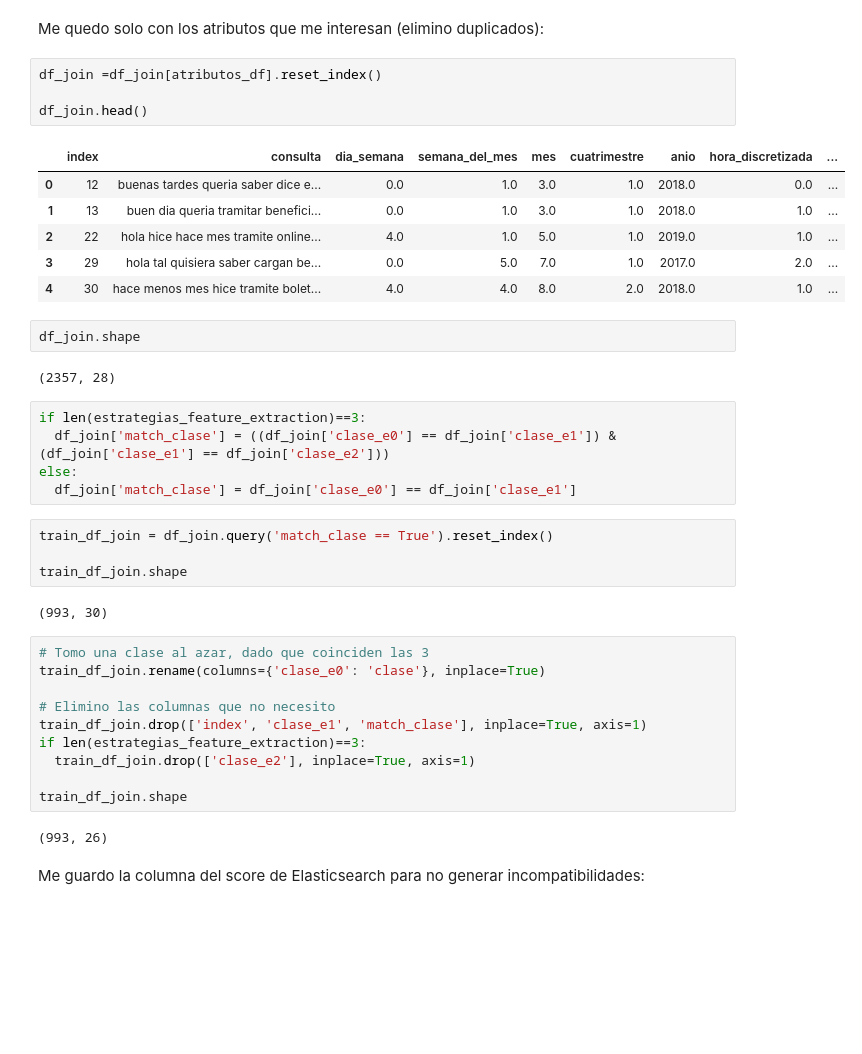
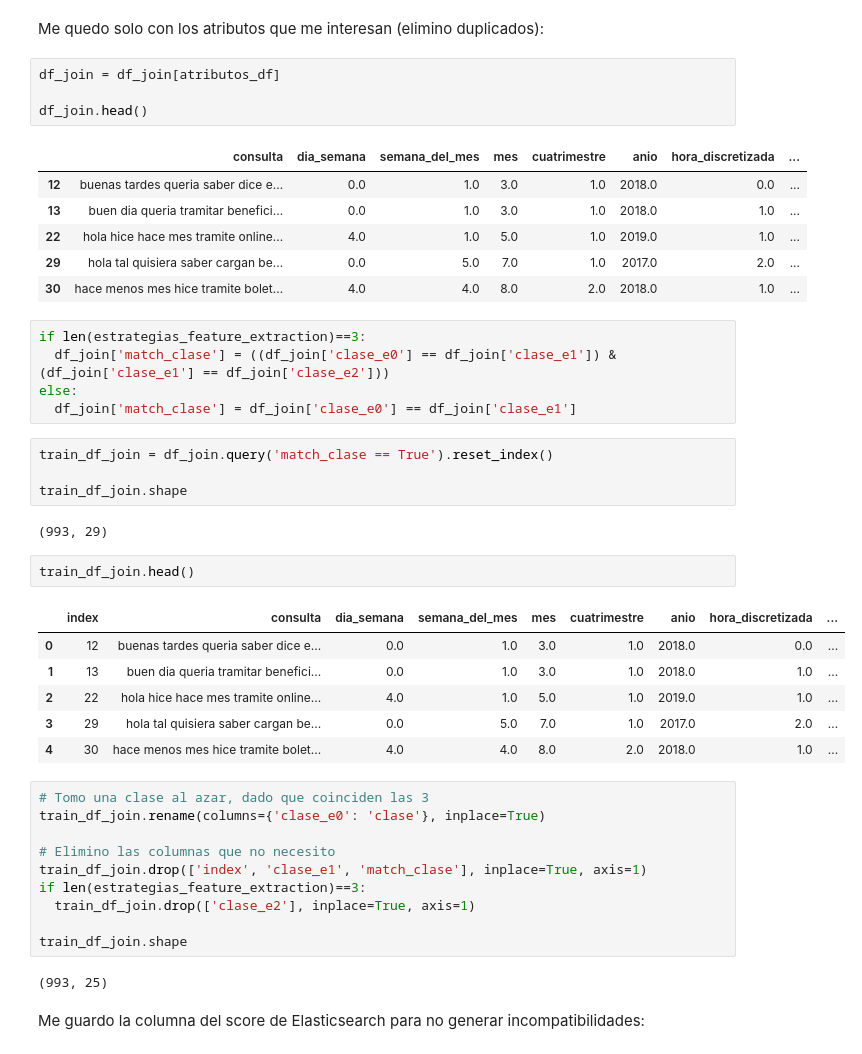
Before and after one commit to jumafernandez/clasificacion_correos, a Jupyter notebook: notebooks/jaiio/03-modelos/05-ensamble+svm.ipynb, the cells around one changed output. Saved outputs shown, nothing was run; the diff lists cells and outputs as text; blank space fills up the shorter version.

```diff
--- a/notebooks/jaiio/03-modelos/05-ensamble+svm.ipynb
+++ b/notebooks/jaiio/03-modelos/05-ensamble+svm.ipynb
@@ -259,20 +277,16 @@ print(df_join.columns)
 # %% [markdown]
 Me quedo solo con los atributos que me interesan (elimino duplicados):
 # %%
-df_join =df_join[atributos_df].reset_index()
+df_join = df_join[atributos_df]
 
 df_join.head()
 # %% [output]
-|  | index | consulta | dia_semana | semana_del_mes | mes | cuatrimestre | anio | hora_discretizada | ... |
-| 0 | 12 | buenas tardes queria saber dice e... | 0.0 | 1.0 | 3.0 | 1.0 | 2018.0 | 0.0 | ... |
-| 1 | 13 | buen dia queria tramitar benefici... | 0.0 | 1.0 | 3.0 | 1.0 | 2018.0 | 1.0 | ... |
-| 2 | 22 | hola hice hace mes tramite online... | 4.0 | 1.0 | 5.0 | 1.0 | 2019.0 | 1.0 | ... |
-| 3 | 29 | hola tal quisiera saber cargan be... | 0.0 | 5.0 | 7.0 | 1.0 | 2017.0 | 2.0 | ... |
-| 4 | 30 | hace menos mes hice tramite bolet... | 4.0 | 4.0 | 8.0 | 2.0 | 2018.0 | 1.0 | ... |
+|  | consulta | dia_semana | semana_del_mes | mes | cuatrimestre | anio | hora_discretizada | ... |
+| 12 | buenas tardes queria saber dice e... | 0.0 | 1.0 | 3.0 | 1.0 | 2018.0 | 0.0 | ... |
+| 13 | buen dia queria tramitar benefici... | 0.0 | 1.0 | 3.0 | 1.0 | 2018.0 | 1.0 | ... |
+| 22 | hola hice hace mes tramite online... | 4.0 | 1.0 | 5.0 | 1.0 | 2019.0 | 1.0 | ... |
+| 29 | hola tal quisiera saber cargan be... | 0.0 | 5.0 | 7.0 | 1.0 | 2017.0 | 2.0 | ... |
+| 30 | hace menos mes hice tramite bolet... | 4.0 | 4.0 | 8.0 | 2.0 | 2018.0 | 1.0 | ... |
-# %%
-df_join.shape
-# %% [output]
-(2357, 28)
 # %%
 if len(estrategias_feature_extraction)==3:
   df_join['match_clase'] = ((df_join['clase_e0'] == df_join['clase_e1']) & (df_join['clase_e1'] == df_join['clase_e2']))
@@ -283,7 +297,16 @@ train_df_join = df_join.query('match_clase == True').reset_index()
 
 train_df_join.shape
 # %% [output]
-(993, 30)
+(993, 29)
+# %%
+train_df_join.head()
+# %% [output]
+|  | index | consulta | dia_semana | semana_del_mes | mes | cuatrimestre | anio | hora_discretizada | ... |
+| 0 | 12 | buenas tardes queria saber dice e... | 0.0 | 1.0 | 3.0 | 1.0 | 2018.0 | 0.0 | ... |
+| 1 | 13 | buen dia queria tramitar benefici... | 0.0 | 1.0 | 3.0 | 1.0 | 2018.0 | 1.0 | ... |
+| 2 | 22 | hola hice hace mes tramite online... | 4.0 | 1.0 | 5.0 | 1.0 | 2019.0 | 1.0 | ... |
+| 3 | 29 | hola tal quisiera saber cargan be... | 0.0 | 5.0 | 7.0 | 1.0 | 2017.0 | 2.0 | ... |
+| 4 | 30 | hace menos mes hice tramite bolet... | 4.0 | 4.0 | 8.0 | 2.0 | 2018.0 | 1.0 | ... |
 # %%
 # Tomo una clase al azar, dado que coinciden las 3
 train_df_join.rename(columns={'clase_e0': 'clase'}, inplace=True)
@@ -295,7 +318,7 @@ if len(estrategias_feature_extraction)==3:
 
 train_df_join.shape
 # %% [output]
-(993, 26)
+(993, 25)
 # %% [markdown]
 Me guardo la columna del score de Elasticsearch para no generar incompatibilidades:
 # %%
```
Also changed, not shown: parts of 5 cells of this notebook.
